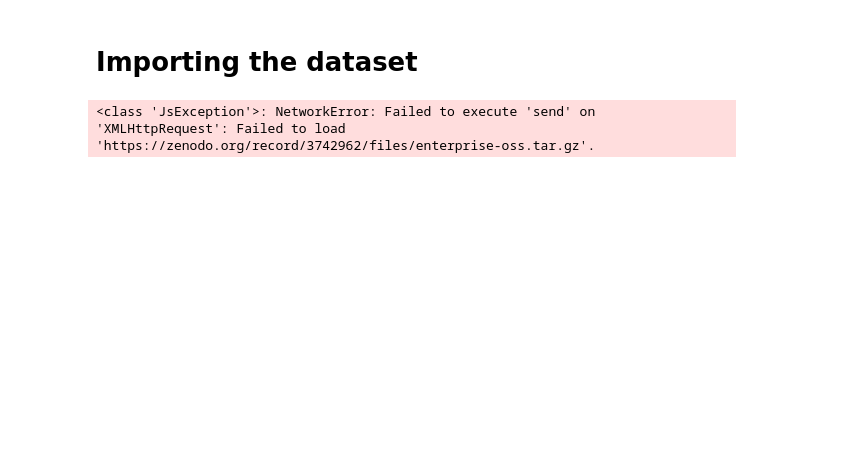
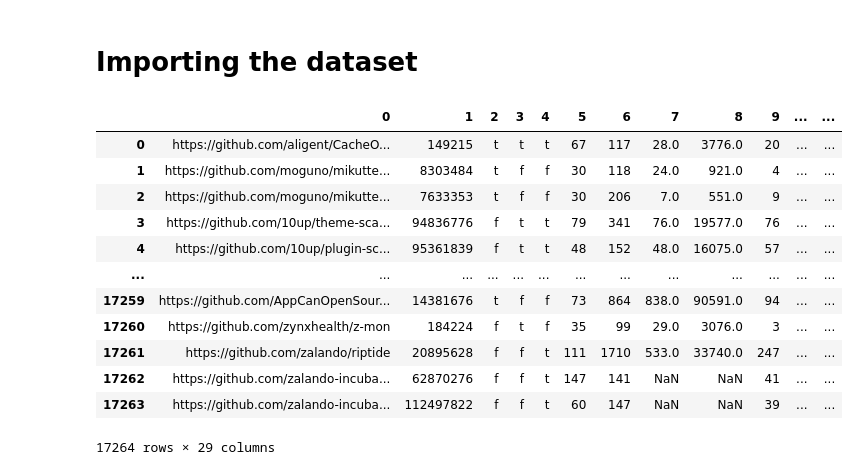
Before and after one commit to dynamicwebpaige/nanowrimo-2021, a Jupyter notebook: 5_Corporate_OSS_Contributions.ipynb, the cells around one changed output. Drawn from its saved outputs; the diff is of its cells as text; code cells hidden in the pictures; blank space fills up the shorter version.

```diff
--- a/5_Corporate_OSS_Contributions.ipynb
+++ b/5_Corporate_OSS_Contributions.ipynb
@@ -52,4 +51,0 @@ import shutil
-# %%
-await pyodide.open_url("https://zenodo.org/record/3742962/files/enterprise-oss.tar.gz")
-# %% [output]
-<class 'JsException'>: NetworkError: Failed to execute 'send' on 'XMLHttpRequest': Failed to load 'https://zenodo.org/record/3742962/files/enterprise-oss.tar.gz'.
@@ -55,0 +58,16 @@ await pyodide.open_url("https://zenodo.org/record/3742962/files/enterprise-oss.t
+# %%
+oss_projects
+# %% [output]
+|  | 0 | 1 | 2 | 3 | 4 | 5 | 6 | 7 | 8 | 9 | ... | ... |
+| 0 | https://github.com/aligent/CacheO... | 149215 | t | t | t | 67 | 117 | 28.0 | 3776.0 | 20 | ... | ... |
+| 1 | https://github.com/moguno/mikutte... | 8303484 | t | f | f | 30 | 118 | 24.0 | 921.0 | 4 | ... | ... |
+| 2 | https://github.com/moguno/mikutte... | 7633353 | t | f | f | 30 | 206 | 7.0 | 551.0 | 9 | ... | ... |
+| 3 | https://github.com/10up/theme-sca... | 94836776 | f | t | t | 79 | 341 | 76.0 | 19577.0 | 76 | ... | ... |
+| 4 | https://github.com/10up/plugin-sc... | 95361839 | f | t | t | 48 | 152 | 48.0 | 16075.0 | 57 | ... | ... |
+| ... | ... | ... | ... | ... | ... | ... | ... | ... | ... | ... | ... | ... |
+| 17259 | https://github.com/AppCanOpenSour... | 14381676 | t | f | f | 73 | 864 | 838.0 | 90591.0 | 94 | ... | ... |
+| 17260 | https://github.com/zynxhealth/z-mon | 184224 | f | t | f | 35 | 99 | 29.0 | 3076.0 | 3 | ... | ... |
+| 17261 | https://github.com/zalando/riptide | 20895628 | f | f | t | 111 | 1710 | 533.0 | 33740.0 | 247 | ... | ... |
+| 17262 | https://github.com/zalando-incuba... | 62870276 | f | f | t | 147 | 141 | NaN | NaN | 41 | ... | ... |
+| 17263 | https://github.com/zalando-incuba... | 112497822 | f | f | t | 60 | 147 | NaN | NaN | 39 | ... | ... |
+17264 rows × 29 columns
```
Also changed, not shown: parts of 5 cells of this notebook.
